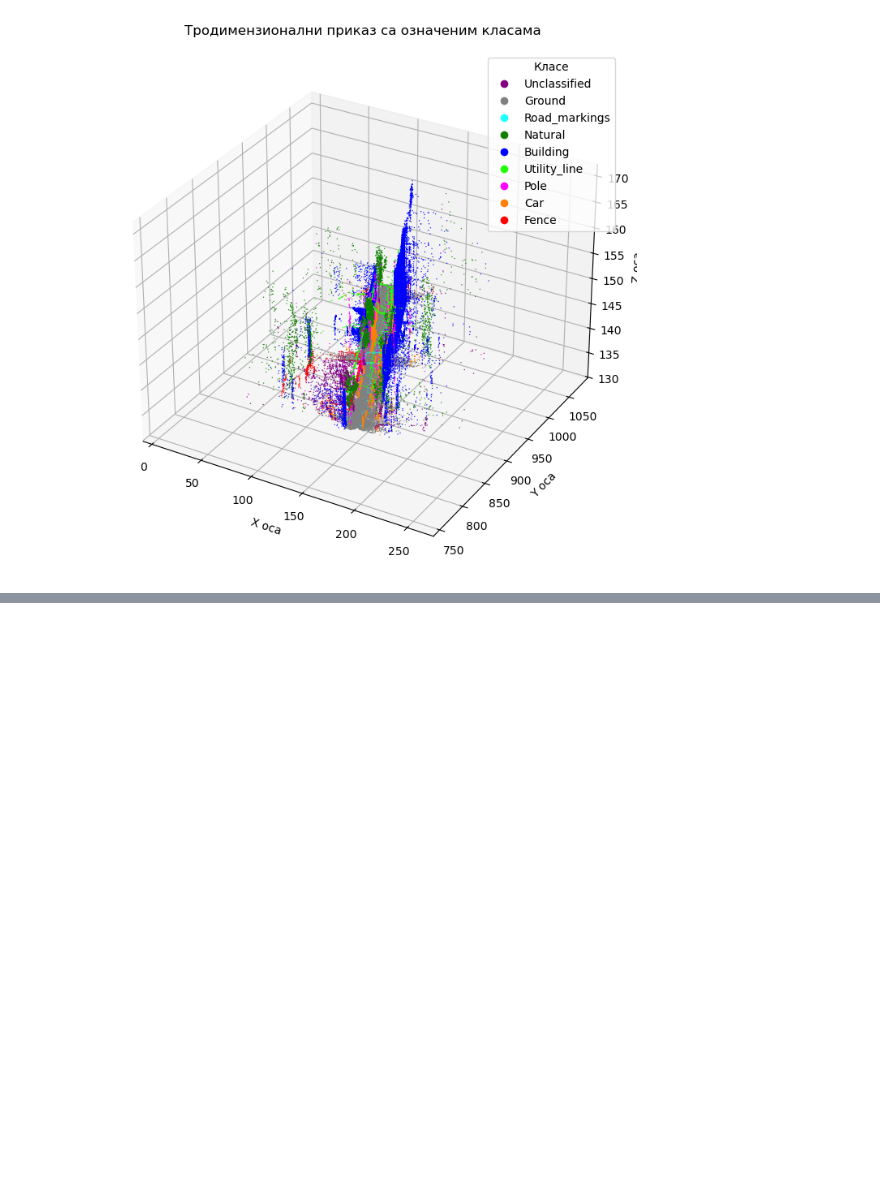
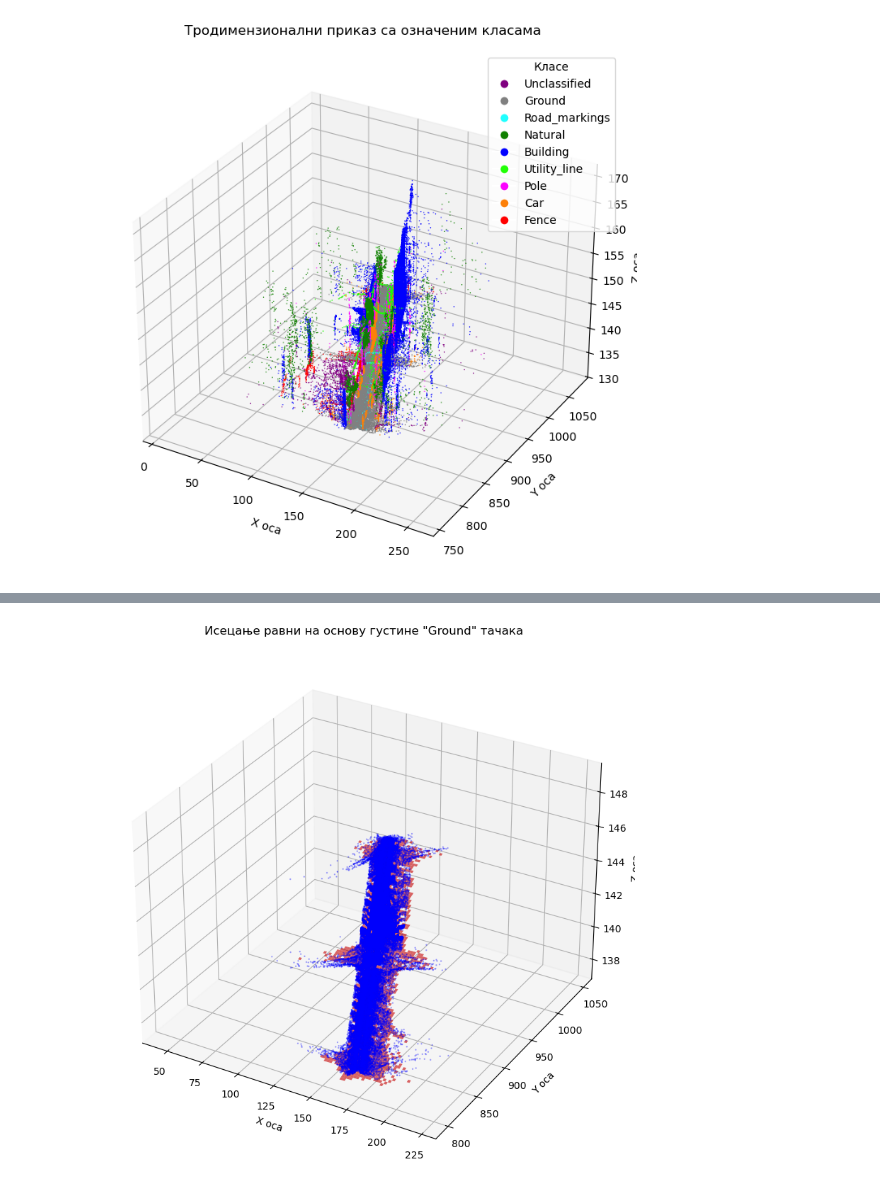
Before and after one commit to peksikeksi/pinv-svd, a Jupyter notebook: pinv_lidar.ipynb, the cells around one changed output, grey strips where cells are left out. Saved outputs shown, nothing was run; the diff lists cells and outputs as text; code cells hidden in the pictures; blank space fills up the shorter version.

```diff
--- a/pinv_lidar.ipynb
+++ b/pinv_lidar.ipynb
@@ -135,0 +164,45 @@ plt.show()
+# %%
+from scipy.stats import binned_statistic_2d
+
+ground_df = df[df['scalar_Label'] == 1]
+X = ground_df[['x','y','z']].to_numpy()
+
+A = np.c_[X[:,0], X[:,1], np.ones(X.shape[0])]
+b = X[:,2]
+a, b_coef, c = np.linalg.pinv(A) @ b
+
+x_range = np.linspace(X[:,0].min(), X[:,0].max(), 100)
+y_range = np.linspace(X[:,1].min(), X[:,1].max(), 100)
+x_grid, y_grid = np.meshgrid(x_range, y_range)
+z_grid = a * x_grid + b_coef * y_grid + c
+
+density, x_edges, y_edges, _ = binned_statistic_2d(
+    X[:,0], X[:,1], None, statistic='count', bins=100
+)
+density = density.T
+
+threshold = np.percentile(density[density > 0], 15)
+mask = density > threshold
+
+fig = plt.figure(figsize=(10, 8))
+ax = fig.add_subplot(projection='3d')
+
+ax.scatter(X[:,0], X[:,1], X[:,2], c='blue', s=0.5, alpha=0.3)
+
+for i in range(mask.shape[0] - 1):
+    for j in range(mask.shape[1] - 1):
+        if mask[i, j]:
+            x_patch = x_grid[i:i+2, j:j+2]
+            y_patch = y_grid[i:i+2, j:j+2]
+            z_patch = z_grid[i:i+2, j:j+2]
+            ax.plot_surface(x_patch, y_patch, z_patch, color='red', alpha=0.6, linewidth=0)
+
+ax.set_title('Исецање равни на основу густине "Ground" тачака', pad=15)
+ax.set_xlabel('X оса')
+ax.set_ylabel('Y оса')
+ax.set_zlabel('Z оса')
+
+plt.tight_layout()
+plt.show()
+# %% [output]
+[figure, added]
```
Also changed, not shown: parts of 1 cell of this notebook.
